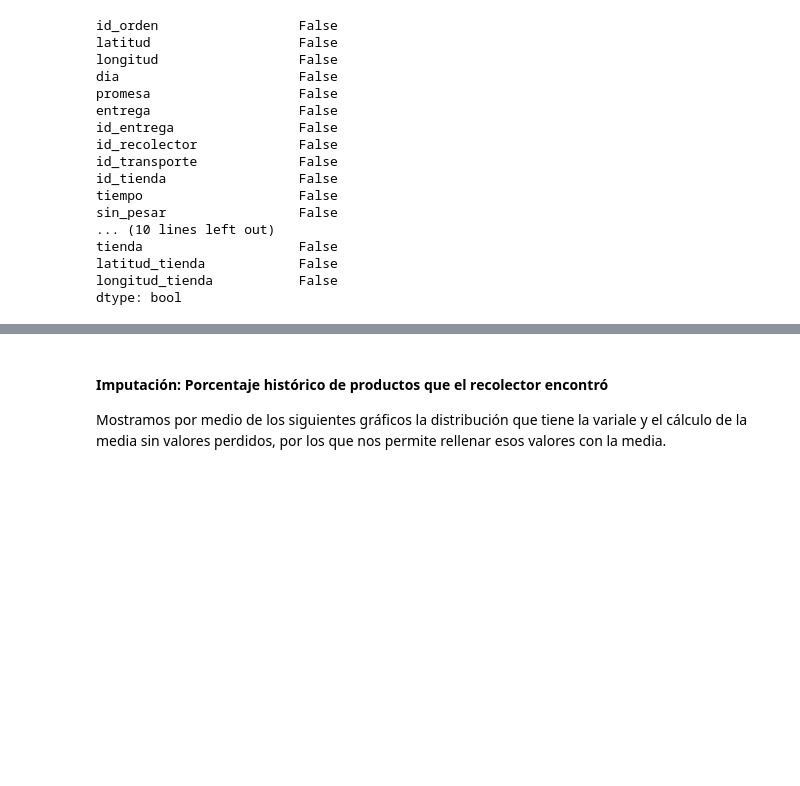
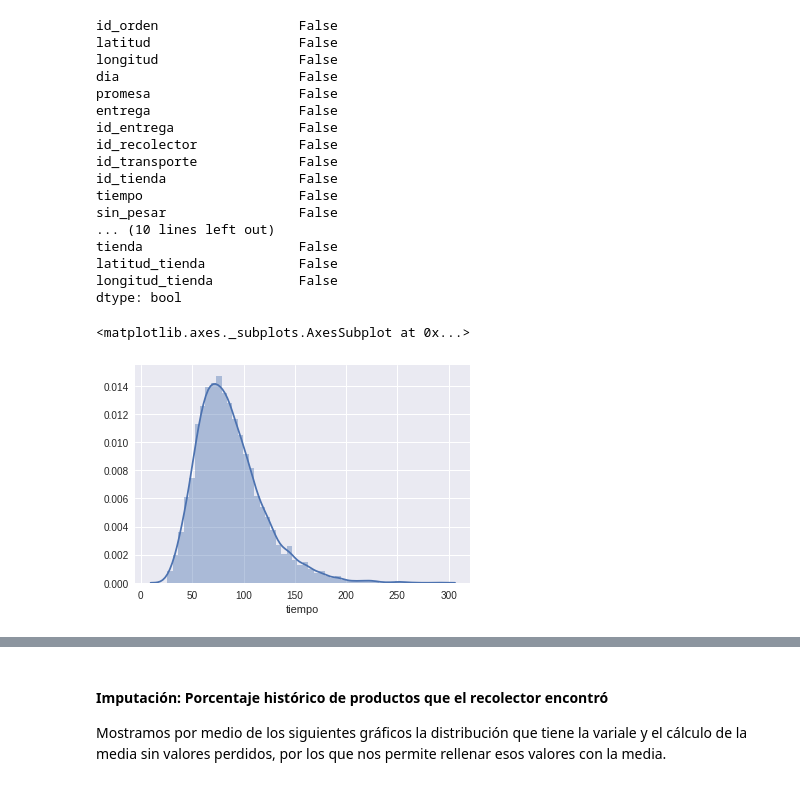
Before and after one commit to callejasv1/proyecto_oraculo, a Jupyter notebook: ProyectoV_Original.ipynb, the cells around one changed output, grey strips where cells are left out. Cells and saved outputs as stored; diff of their text form; code cells hidden in the pictures; blank space fills up the shorter version.

```diff
--- a/ProyectoV_Original.ipynb
+++ b/ProyectoV_Original.ipynb
@@ -449,3 +449,8 @@ tienda                    False
 latitud_tienda            False
 longitud_tienda           False
 dtype: bool
+# %%
+sns.distplot(df.tiempo)
+# %% [output]
+<matplotlib.axes._subplots.AxesSubplot at 0x...>
+[figure, added]
```
Also changed, not shown: parts of 7 cells of this notebook.
